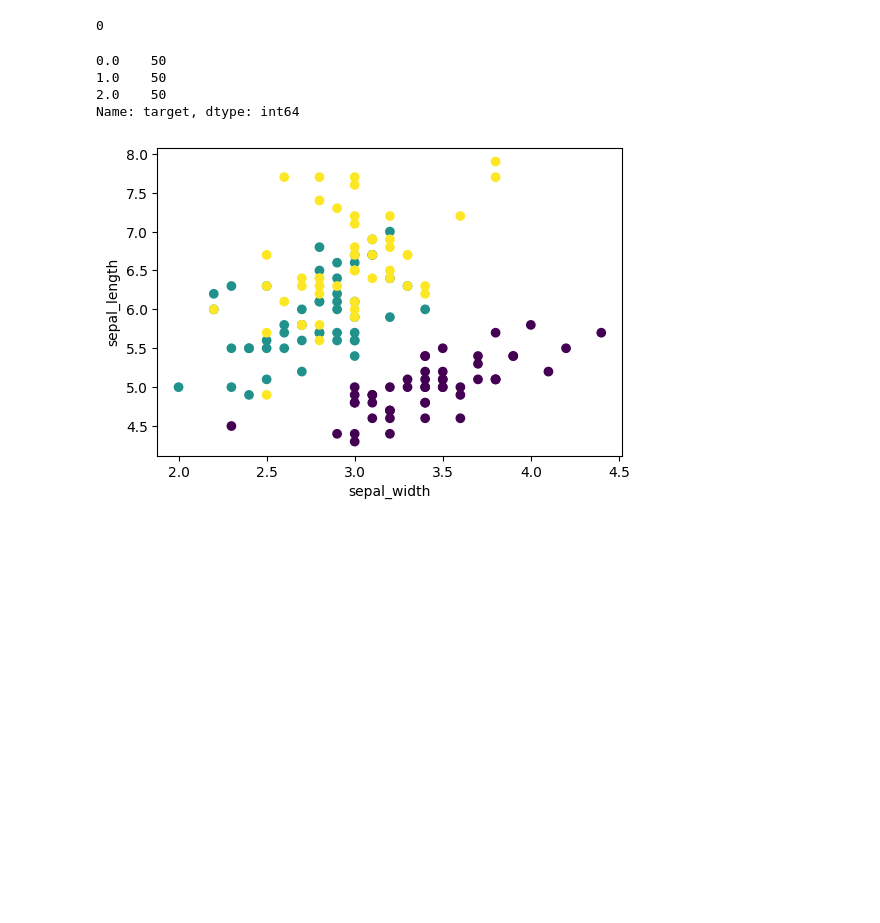
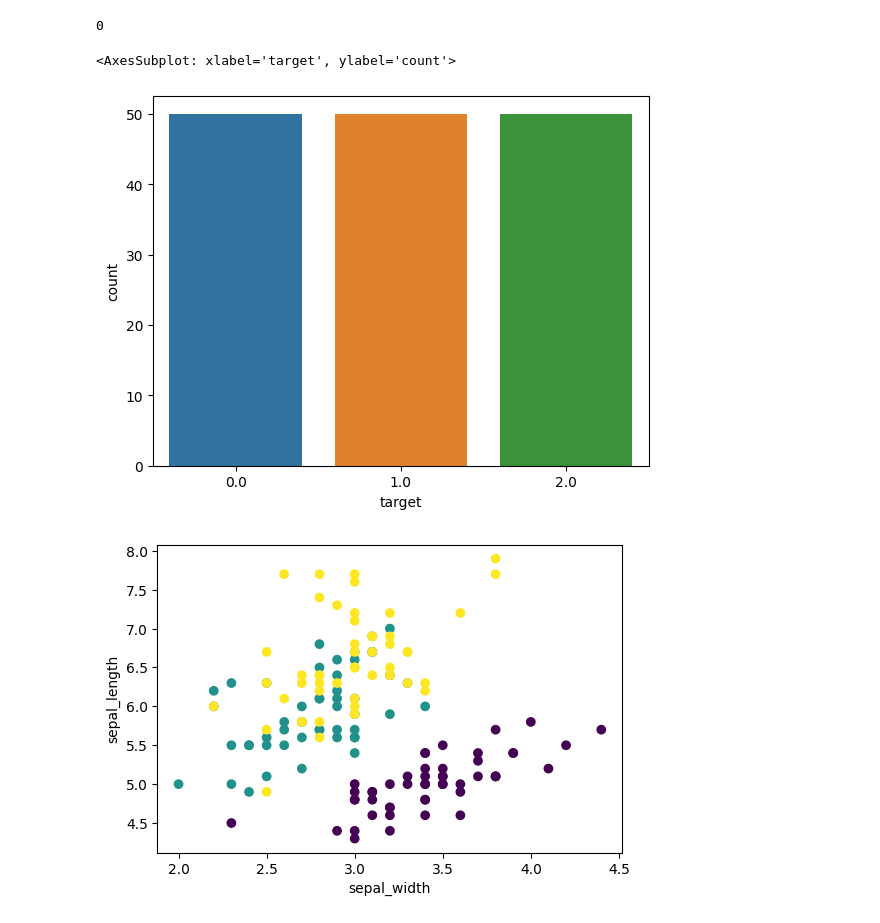
Before and after one commit to JRogul/MachineLearning, a Jupyter notebook: algorithm/algorithms.ipynb, the cells around one changed output. Saved outputs shown, nothing was run; the diff lists cells and outputs as text; code cells hidden in the pictures; blank space fills up the shorter version.

Commit message:
added countplot

```diff
--- a/algorithm/algorithms.ipynb
+++ b/algorithm/algorithms.ipynb
@@ -39,12 +39,10 @@ df_iris.isna().sum().sum()
 df_iris.columns = ['sepal_length', 'sepal_width', 'petal_length',
                    'petal_width', 'target']
 # %%
-df_iris['target'].value_counts()
+sns.countplot(x=df_iris['target'])
 # %% [output]
-0.0    50
-1.0    50
-2.0    50
-Name: target, dtype: int64
+<AxesSubplot: xlabel='target', ylabel='count'>
+[figure, added]
 # %%
 def plot_2d(x, y):
     plt.figure(figsize=(6, 4))
```
